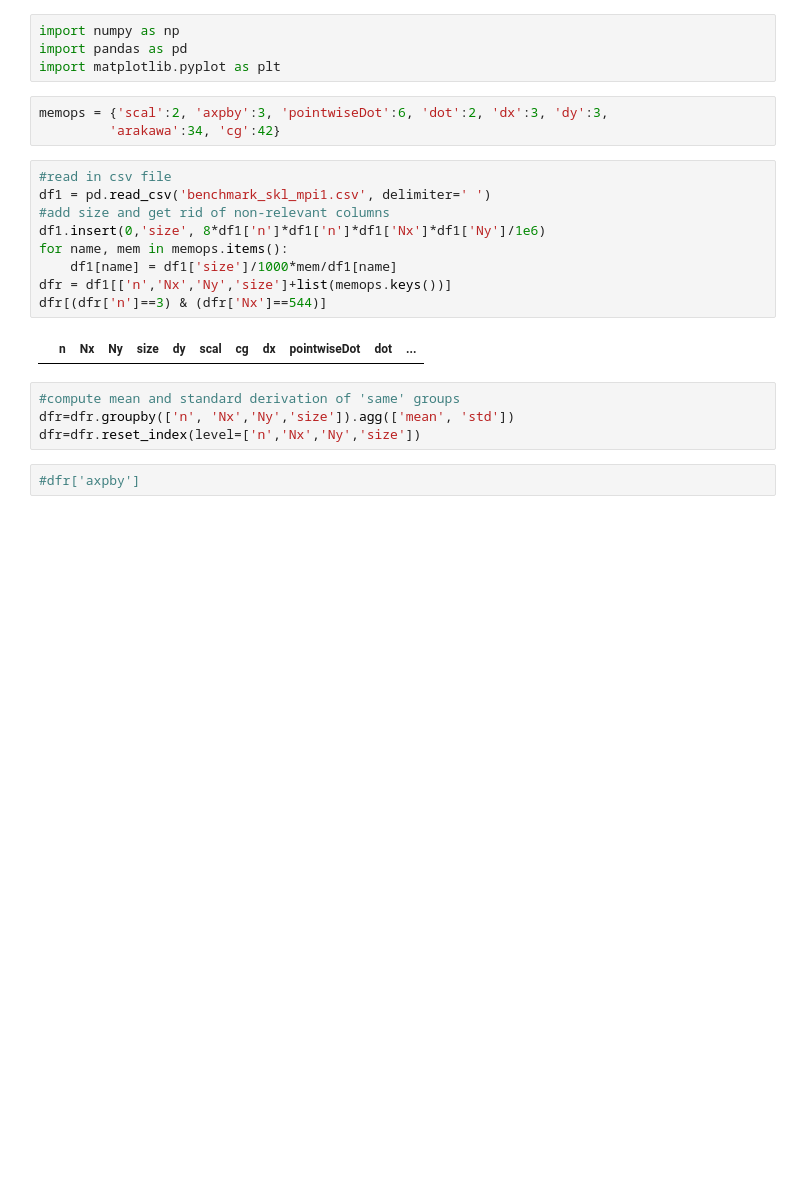
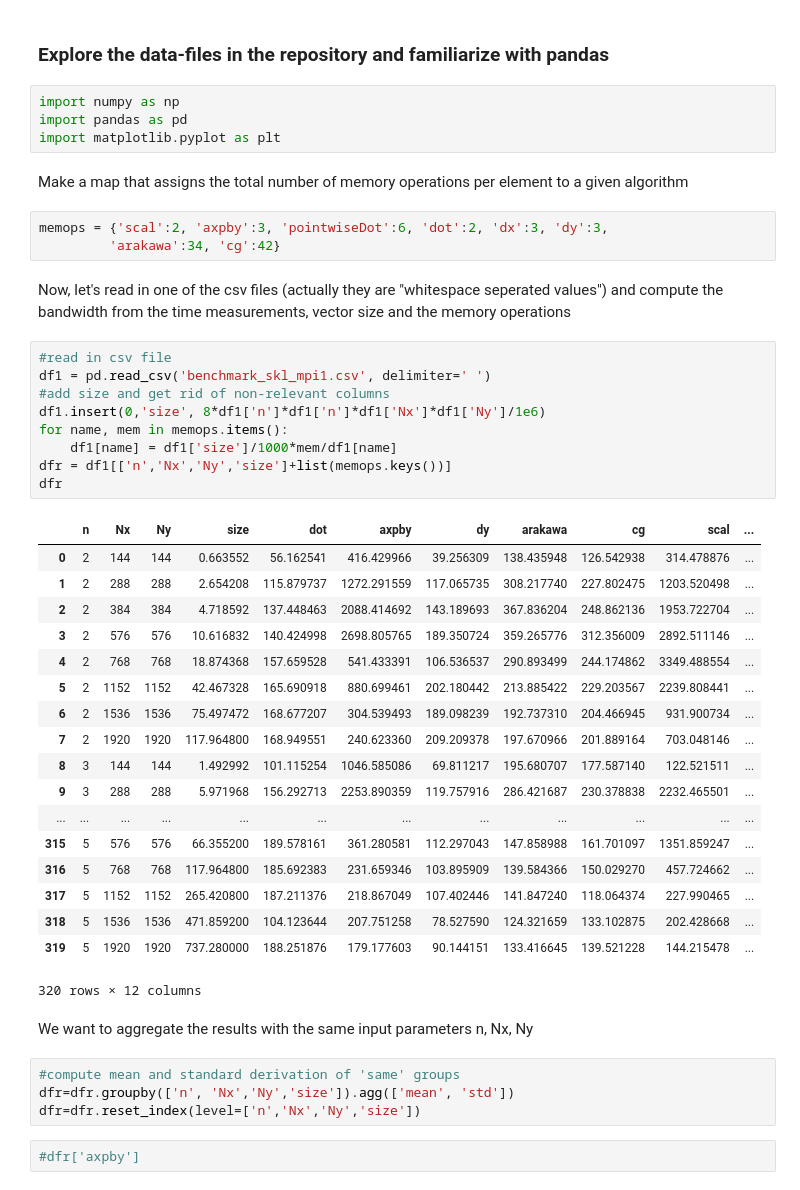
Before and after one commit to mwiesenberger/performance, a Jupyter notebook: 0-analysis.ipynb, the cells around one changed output. Cells and saved outputs as stored; diff of their text form; blank space fills up the shorter version.

```diff
--- a/0-analysis.ipynb
+++ b/0-analysis.ipynb
@@ -1,21 +1,46 @@
+# %% [markdown]
+### Explore the data-files in the repository and familiarize with pandas
 # %%
 import numpy as np
 import pandas as pd
 import matplotlib.pyplot as plt
+# %% [markdown]
+Make a map that assigns the total number of memory operations per element to a given algorithm
 # %%
 memops = {'scal':2, 'axpby':3, 'pointwiseDot':6, 'dot':2, 'dx':3, 'dy':3,
          'arakawa':34, 'cg':42}
+# %% [markdown]
+Now, let's read in one of the csv files (actually they are "whitespace seperated values") and compute the bandwidth from the time measurements, vector size and the memory operations
 # %%
 #read in csv file
 df1 = pd.read_csv('benchmark_skl_mpi1.csv', delimiter=' ')
 #add size and get rid of non-relevant columns
 df1.insert(0,'size', 8*df1['n']*df1['n']*df1['Nx']*df1['Ny']/1e6)
 for name, mem in memops.items():
     df1[name] = df1['size']/1000*mem/df1[name]
 dfr = df1[['n','Nx','Ny','size']+list(memops.keys())]
-dfr[(dfr['n']==3) & (dfr['Nx']==544)]
+dfr
 # %% [output]
-|  | n | Nx | Ny | size | dy | scal | cg | dx | pointwiseDot | dot | ... |
+|  | n | Nx | Ny | size | dot | axpby | dy | arakawa | cg | scal | ... |
+| 0 | 2 | 144 | 144 | 0.663552 | 56.162541 | 416.429966 | 39.256309 | 138.435948 | 126.542938 | 314.478876 | ... |
+| 1 | 2 | 288 | 288 | 2.654208 | 115.879737 | 1272.291559 | 117.065735 | 308.217740 | 227.802475 | 1203.520498 | ... |
+| 2 | 2 | 384 | 384 | 4.718592 | 137.448463 | 2088.414692 | 143.189693 | 367.836204 | 248.862136 | 1953.722704 | ... |
+| 3 | 2 | 576 | 576 | 10.616832 | 140.424998 | 2698.805765 | 189.350724 | 359.265776 | 312.356009 | 2892.511146 | ... |
+| 4 | 2 | 768 | 768 | 18.874368 | 157.659528 | 541.433391 | 106.536537 | 290.893499 | 244.174862 | 3349.488554 | ... |
+| 5 | 2 | 1152 | 1152 | 42.467328 | 165.690918 | 880.699461 | 202.180442 | 213.885422 | 229.203567 | 2239.808441 | ... |
+| 6 | 2 | 1536 | 1536 | 75.497472 | 168.677207 | 304.539493 | 189.098239 | 192.737310 | 204.466945 | 931.900734 | ... |
+| 7 | 2 | 1920 | 1920 | 117.964800 | 168.949551 | 240.623360 | 209.209378 | 197.670966 | 201.889164 | 703.048146 | ... |
+| 8 | 3 | 144 | 144 | 1.492992 | 101.115254 | 1046.585086 | 69.811217 | 195.680707 | 177.587140 | 122.521511 | ... |
+| 9 | 3 | 288 | 288 | 5.971968 | 156.292713 | 2253.890359 | 119.757916 | 286.421687 | 230.378838 | 2232.465501 | ... |
+| ... | ... | ... | ... | ... | ... | ... | ... | ... | ... | ... | ... |
+| 315 | 5 | 576 | 576 | 66.355200 | 189.578161 | 361.280581 | 112.297043 | 147.858988 | 161.701097 | 1351.859247 | ... |
+| 316 | 5 | 768 | 768 | 117.964800 | 185.692383 | 231.659346 | 103.895909 | 139.584366 | 150.029270 | 457.724662 | ... |
+| 317 | 5 | 1152 | 1152 | 265.420800 | 187.211376 | 218.867049 | 107.402446 | 141.847240 | 118.064374 | 227.990465 | ... |
+| 318 | 5 | 1536 | 1536 | 471.859200 | 104.123644 | 207.751258 | 78.527590 | 124.321659 | 133.102875 | 202.428668 | ... |
+| 319 | 5 | 1920 | 1920 | 737.280000 | 188.251876 | 179.177603 | 90.144151 | 133.416645 | 139.521228 | 144.215478 | ... |
+320 rows × 12 columns
+# %% [markdown]
+We want to aggregate the results with the same input parameters n, Nx, Ny
 # %%
 #compute mean and standard derivation of 'same' groups
 dfr=dfr.groupby(['n', 'Nx','Ny','size']).agg(['mean', 'std'])
```
Also changed, not shown: parts of 5 cells of this notebook, 6 other files.
